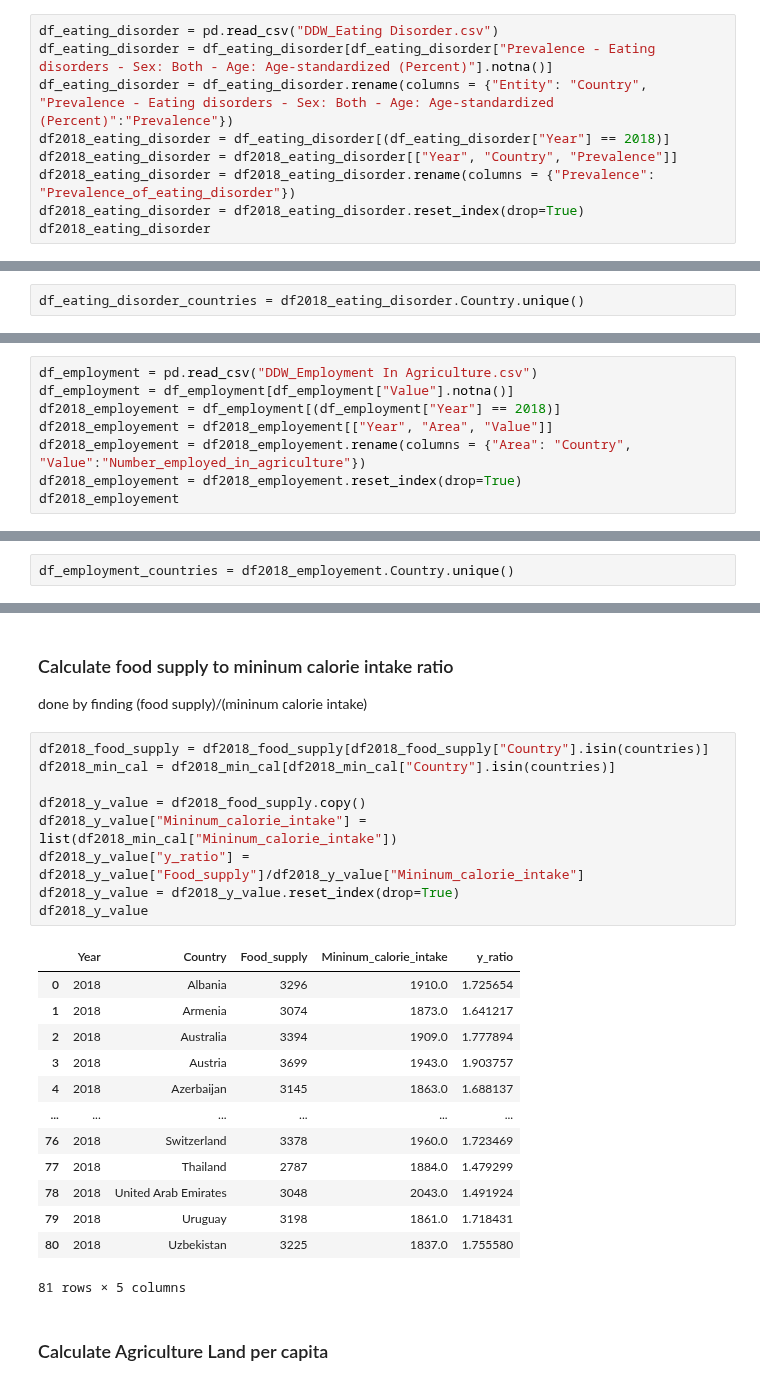
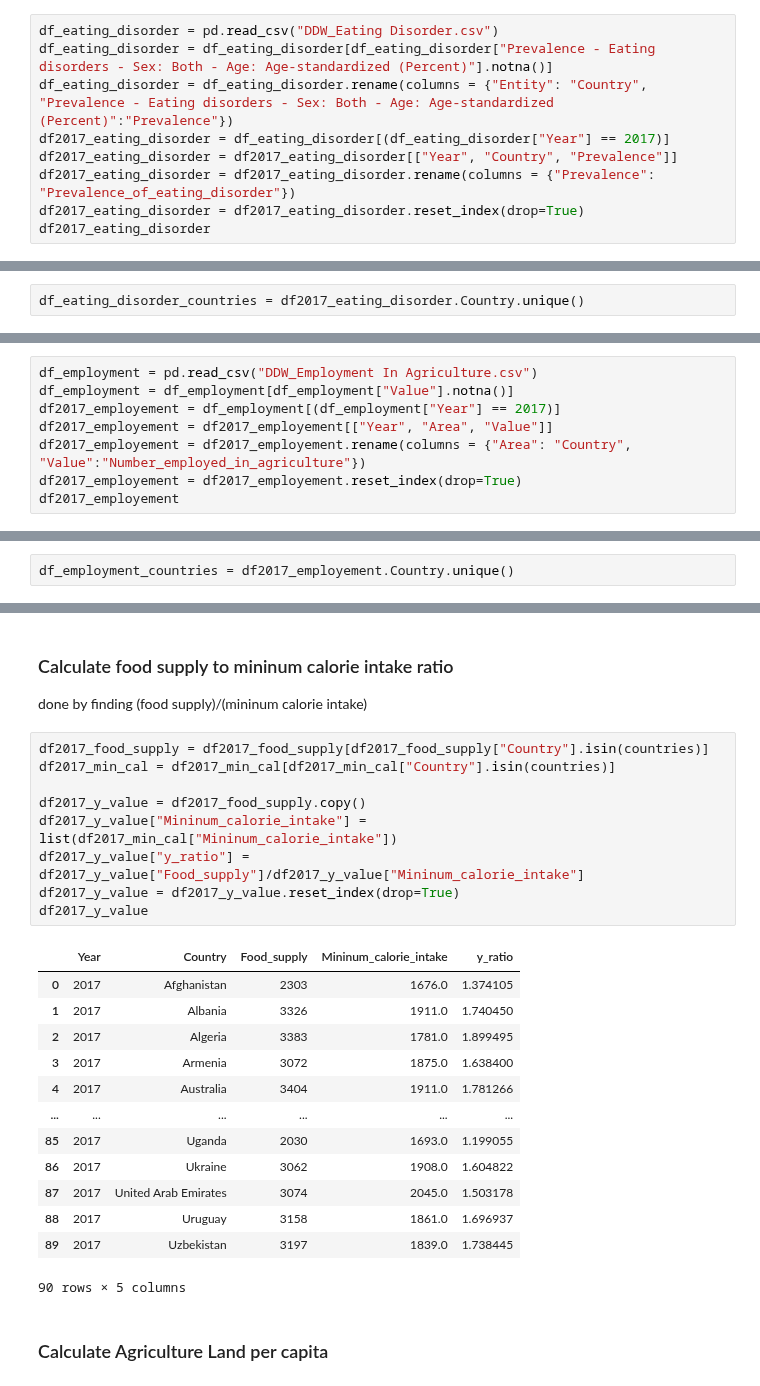
Before and after one commit to tanjoash/2D_data_driven_world, a Jupyter notebook: 2dwork/2D DDW.ipynb, the cells around one changed output, grey strips where cells are left out. Cells and saved outputs as stored; diff of their text form.

```diff
--- a/2dwork/2D DDW.ipynb
+++ b/2dwork/2D DDW.ipynb
@@ -218,10 +218,10 @@ df_water_countries = df2018_water.Country.unique()
 df_eating_disorder = pd.read_csv("DDW_Eating Disorder.csv")
 df_eating_disorder = df_eating_disorder[df_eating_disorder["Prevalence - Eating disorders - Sex: Both - Age: Age-standardized (Percent)"].notna()]
 df_eating_disorder = df_eating_disorder.rename(columns = {"Entity": "Country", "Prevalence - Eating disorders - Sex: Both - Age: Age-standardized (Percent)":"Prevalence"})
-df2018_eating_disorder = df_eating_disorder[(df_eating_disorder["Year"] == 2018)]
-df2018_eating_disorder = df2018_eating_disorder[["Year", "Country", "Prevalence"]]
-df2018_eating_disorder = df2018_eating_disorder.rename(columns = {"Prevalence": "Prevalence_of_eating_disorder"})
-df2018_eating_disorder = df2018_eating_disorder.reset_index(drop=True)
-df2018_eating_disorder
+df2017_eating_disorder = df_eating_disorder[(df_eating_disorder["Year"] == 2017)]
+df2017_eating_disorder = df2017_eating_disorder[["Year", "Country", "Prevalence"]]
+df2017_eating_disorder = df2017_eating_disorder.rename(columns = {"Prevalence": "Prevalence_of_eating_disorder"})
+df2017_eating_disorder = df2017_eating_disorder.reset_index(drop=True)
+df2017_eating_disorder
 # %% [output]
 |  | Year | Country | Prevalence_of_eating_disorder |
@@ -240,16 +240,16 @@ df2018_eating_disorder
 # %% [markdown]
 #### Getting unique countries for eating disorder data
 # %%
-df_eating_disorder_countries = df2018_eating_disorder.Country.unique()
+df_eating_disorder_countries = df2017_eating_disorder.Country.unique()
 # %% [markdown]
 ### Extract number of people employed in agriculture data for 2018
 # %%
 df_employment = pd.read_csv("DDW_Employment In Agriculture.csv")
 df_employment = df_employment[df_employment["Value"].notna()]
-df2018_employement = df_employment[(df_employment["Year"] == 2018)]
-df2018_employement = df2018_employement[["Year", "Area", "Value"]]
-df2018_employement = df2018_employement.rename(columns = {"Area": "Country", "Value":"Number_employed_in_agriculture"})
-df2018_employement = df2018_employement.reset_index(drop=True)
-df2018_employement
+df2017_employement = df_employment[(df_employment["Year"] == 2017)]
+df2017_employement = df2017_employement[["Year", "Area", "Value"]]
+df2017_employement = df2017_employement.rename(columns = {"Area": "Country", "Value":"Number_employed_in_agriculture"})
+df2017_employement = df2017_employement.reset_index(drop=True)
+df2017_employement
 # %% [output]
 |  | Year | Country | Number_employed_in_agriculture |
@@ -268,7 +268,7 @@ df2018_employement
 # %% [markdown]
 #### Getting unique countries for population employed
 # %%
-df_employment_countries = df2018_employement.Country.unique()
+df_employment_countries = df2017_employement.Country.unique()
 # %% [markdown]
 ### Create list of common countries
 # %%
@@ -287,28 +287,28 @@ print(len(countries))
 ### Calculate food supply to mininum calorie intake ratio
 done by finding (food supply)/(mininum calorie intake)
 # %%
-df2018_food_supply = df2018_food_supply[df2018_food_supply["Country"].isin(countries)]
-df2018_min_cal = df2018_min_cal[df2018_min_cal["Country"].isin(countries)]
+df2017_food_supply = df2017_food_supply[df2017_food_supply["Country"].isin(countries)]
+df2017_min_cal = df2017_min_cal[df2017_min_cal["Country"].isin(countries)]
 
-df2018_y_value = df2018_food_supply.copy()
-df2018_y_value["Mininum_calorie_intake"] = list(df2018_min_cal["Mininum_calorie_intake"])
-df2018_y_value["y_ratio"] = df2018_y_value["Food_supply"]/df2018_y_value["Mininum_calorie_intake"]
-df2018_y_value = df2018_y_value.reset_index(drop=True)
-df2018_y_value
+df2017_y_value = df2017_food_supply.copy()
+df2017_y_value["Mininum_calorie_intake"] = list(df2017_min_cal["Mininum_calorie_intake"])
+df2017_y_value["y_ratio"] = df2017_y_value["Food_supply"]/df2017_y_value["Mininum_calorie_intake"]
+df2017_y_value = df2017_y_value.reset_index(drop=True)
+df2017_y_value
 # %% [output]
 |  | Year | Country | Food_supply | Mininum_calorie_intake | y_ratio |
-| 0 | 2018 | Albania | 3296 | 1910.0 | 1.725654 |
-| 1 | 2018 | Armenia | 3074 | 1873.0 | 1.641217 |
-| 2 | 2018 | Australia | 3394 | 1909.0 | 1.777894 |
-| 3 | 2018 | Austria | 3699 | 1943.0 | 1.903757 |
-| 4 | 2018 | Azerbaijan | 3145 | 1863.0 | 1.688137 |
+| 0 | 2017 | Afghanistan | 2303 | 1676.0 | 1.374105 |
+| 1 | 2017 | Albania | 3326 | 1911.0 | 1.740450 |
+| 2 | 2017 | Algeria | 3383 | 1781.0 | 1.899495 |
+| 3 | 2017 | Armenia | 3072 | 1875.0 | 1.638400 |
+| 4 | 2017 | Australia | 3404 | 1911.0 | 1.781266 |
 | ... | ... | ... | ... | ... | ... |
-| 76 | 2018 | Switzerland | 3378 | 1960.0 | 1.723469 |
-| 77 | 2018 | Thailand | 2787 | 1884.0 | 1.479299 |
-| 78 | 2018 | United Arab Emirates | 3048 | 2043.0 | 1.491924 |
-| 79 | 2018 | Uruguay | 3198 | 1861.0 | 1.718431 |
-| 80 | 2018 | Uzbekistan | 3225 | 1837.0 | 1.755580 |
+| 85 | 2017 | Uganda | 2030 | 1693.0 | 1.199055 |
+| 86 | 2017 | Ukraine | 3062 | 1908.0 | 1.604822 |
+| 87 | 2017 | United Arab Emirates | 3074 | 2045.0 | 1.503178 |
+| 88 | 2017 | Uruguay | 3158 | 1861.0 | 1.696937 |
+| 89 | 2017 | Uzbekistan | 3197 | 1839.0 | 1.738445 |
-81 rows × 5 columns
+90 rows × 5 columns
 # %% [markdown]
 ### Calculate Agriculture Land per capita
 # %%
```
Also changed, not shown: parts of 26 cells of this notebook, 1 other file.
